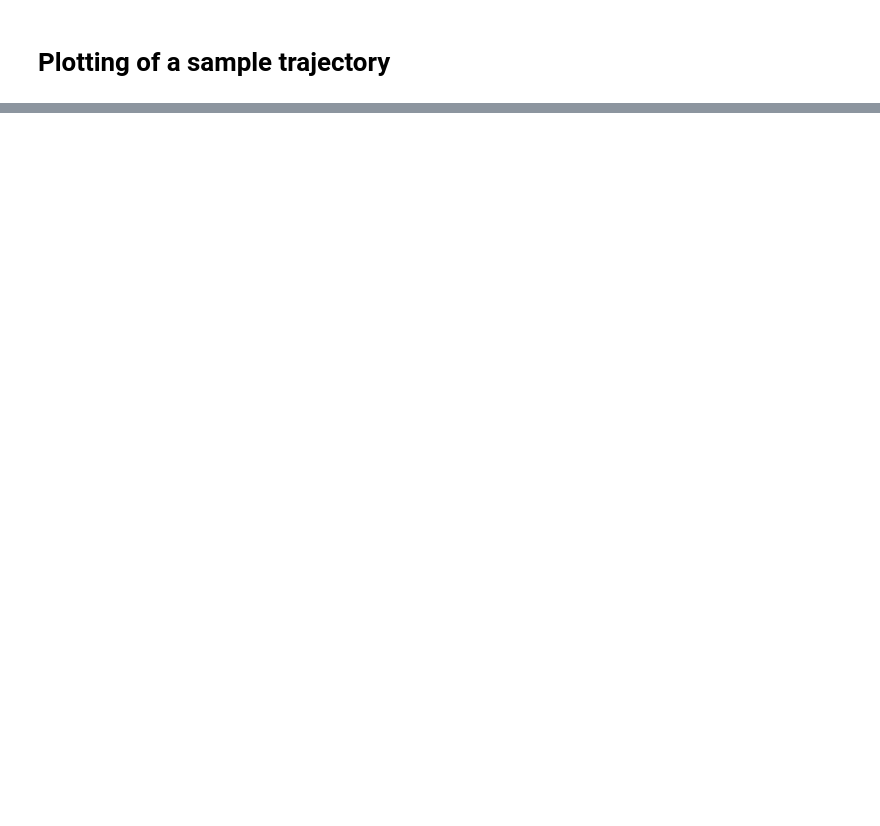
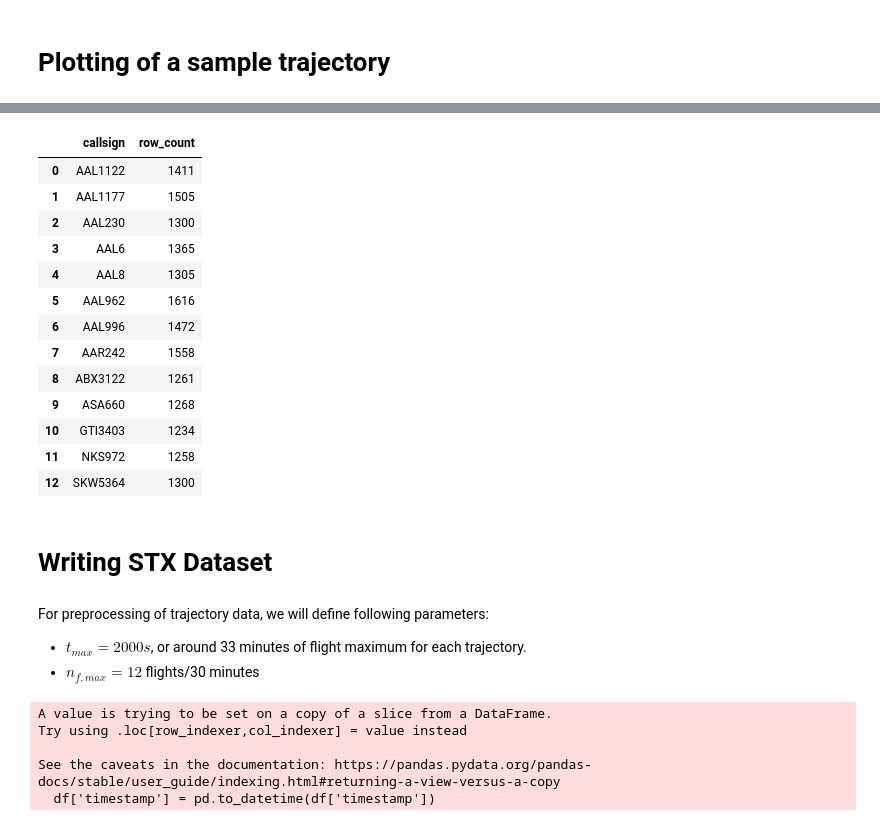
Before and after one commit to thinhhoang95/wxmds, a Jupyter notebook: traj/_preprocess_trajectories.ipynb, the cells around one changed output, grey strips where cells are left out. Saved outputs shown, nothing was run; the diff lists cells and outputs as text; code cells hidden in the pictures; blank space fills up the shorter version.

```diff
--- a/traj/_preprocess_trajectories.ipynb
+++ b/traj/_preprocess_trajectories.ipynb
@@ -102,0 +211,26 @@ NameError: name 'WX_ROI' is not defined
+# %%
+callsign_counts = trajs_roi.groupby('callsign').size().reset_index(name='row_count')
+# %%
+callsign_counts
+# %% [output]
+|  | callsign | row_count |
+| 0 | AAL1122 | 1411 |
+| 1 | AAL1177 | 1505 |
+| 2 | AAL230 | 1300 |
+| 3 | AAL6 | 1365 |
+| 4 | AAL8 | 1305 |
+| 5 | AAL962 | 1616 |
+| 6 | AAL996 | 1472 |
+| 7 | AAR242 | 1558 |
+| 8 | ABX3122 | 1261 |
+| 9 | ASA660 | 1268 |
+| 10 | GTI3403 | 1234 |
+| 11 | NKS972 | 1258 |
+| 12 | SKW5364 | 1300 |
+# %% [markdown]
+# Writing STX Dataset
+# %% [markdown]
+For preprocessing of trajectory data, we will define following parameters:
+
+- $t_{max} = 2000s$, or around 33 minutes of flight maximum for each trajectory.
+- $n_{f,max} = 12$ flights/30 minutes
@@ -102,0 +265,8 @@ NameError: name 'WX_ROI' is not defined
+# %%
+aal1122 = trim_and_resample(trajs_roi, 'AAL1122')
+# %% [output]
+A value is trying to be set on a copy of a slice from a DataFrame.
+Try using .loc[row_indexer,col_indexer] = value instead
+
+See the caveats in the documentation: https://pandas.pydata.org/pandas-docs/stable/user_guide/indexing.html#returning-a-view-versus-a-copy
+  df['timestamp'] = pd.to_datetime(df['timestamp'])
```
Also changed, not shown: parts of 24 cells of this notebook, 4 other files.
